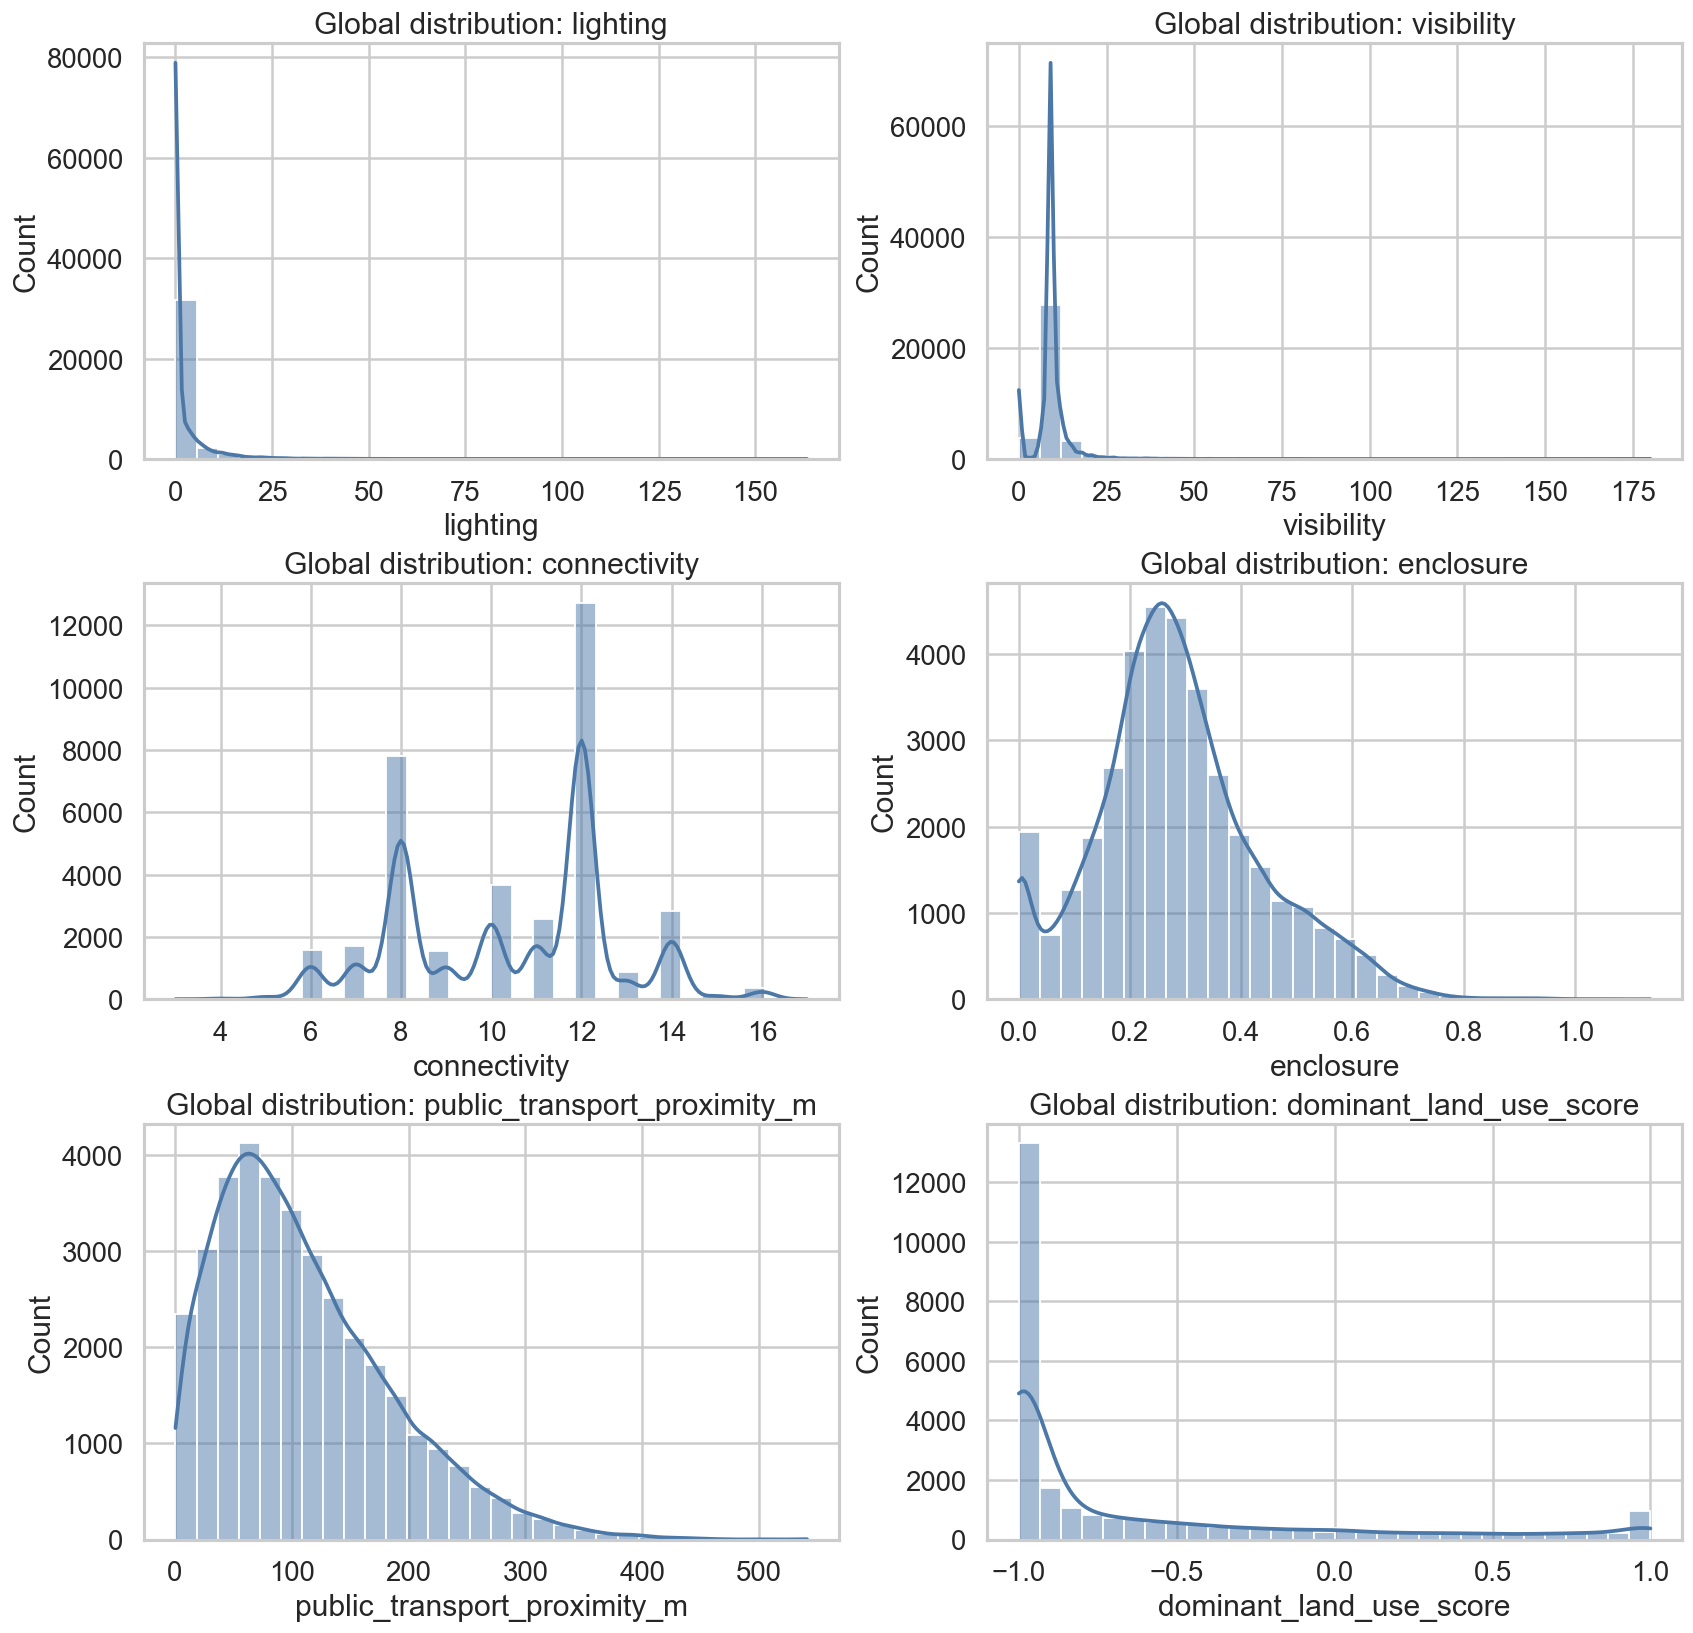
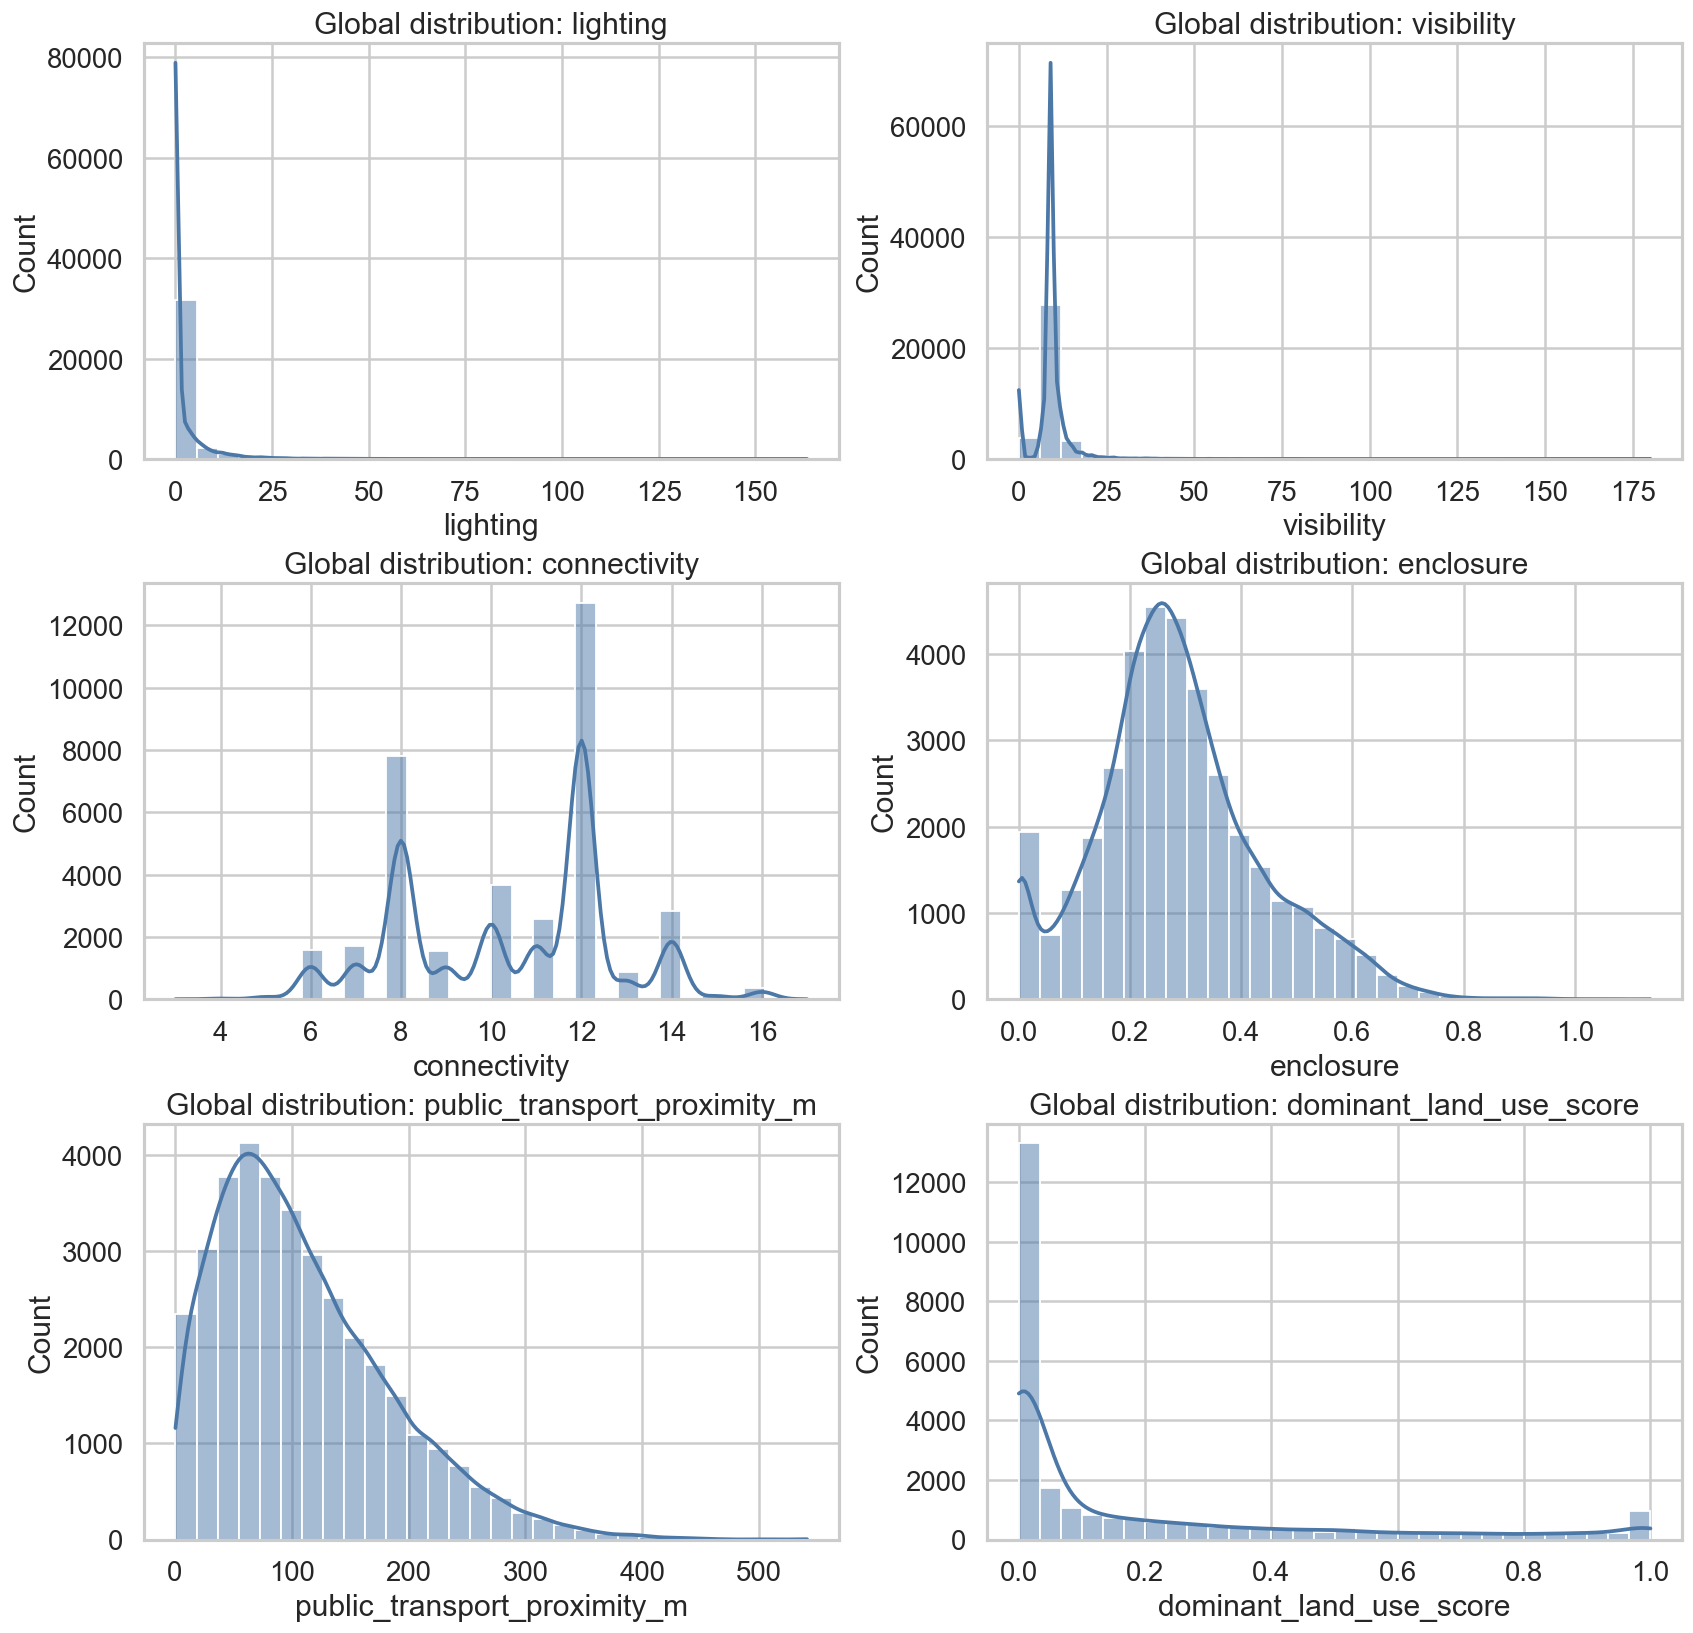
The notebook cell's code change between the first figure and the second:
--- before
+++ after
@@ -34,5 +34,6 @@
 
     for ax, col in zip(axes, plot_feature_cols):
-        sns.histplot(plot_df[col], bins=30, kde=True, ax=ax, color='#4C78A8')
+        enable_kde = plot_df[col].dropna().nunique() > 1
+        sns.histplot(plot_df[col], bins=30, kde=enable_kde, ax=ax, color='#4C78A8')
         ax.set_title(f'Global distribution: {col}')
         ax.set_xlabel(col)
@@ -52,4 +53,6 @@
 
     for ax, col in zip(axes, plot_feature_cols):
+        group_sizes = plot_df.groupby('borough_short')[col].apply(lambda series: series.dropna().nunique())
+        enable_kde = bool((group_sizes > 1).all())
         sns.histplot(
             data=plot_df,
@@ -62,5 +65,5 @@
             element='step',
             fill=False,
-            kde=True,
+            kde=enable_kde,
             ax=ax,
         )

Commit: werkin